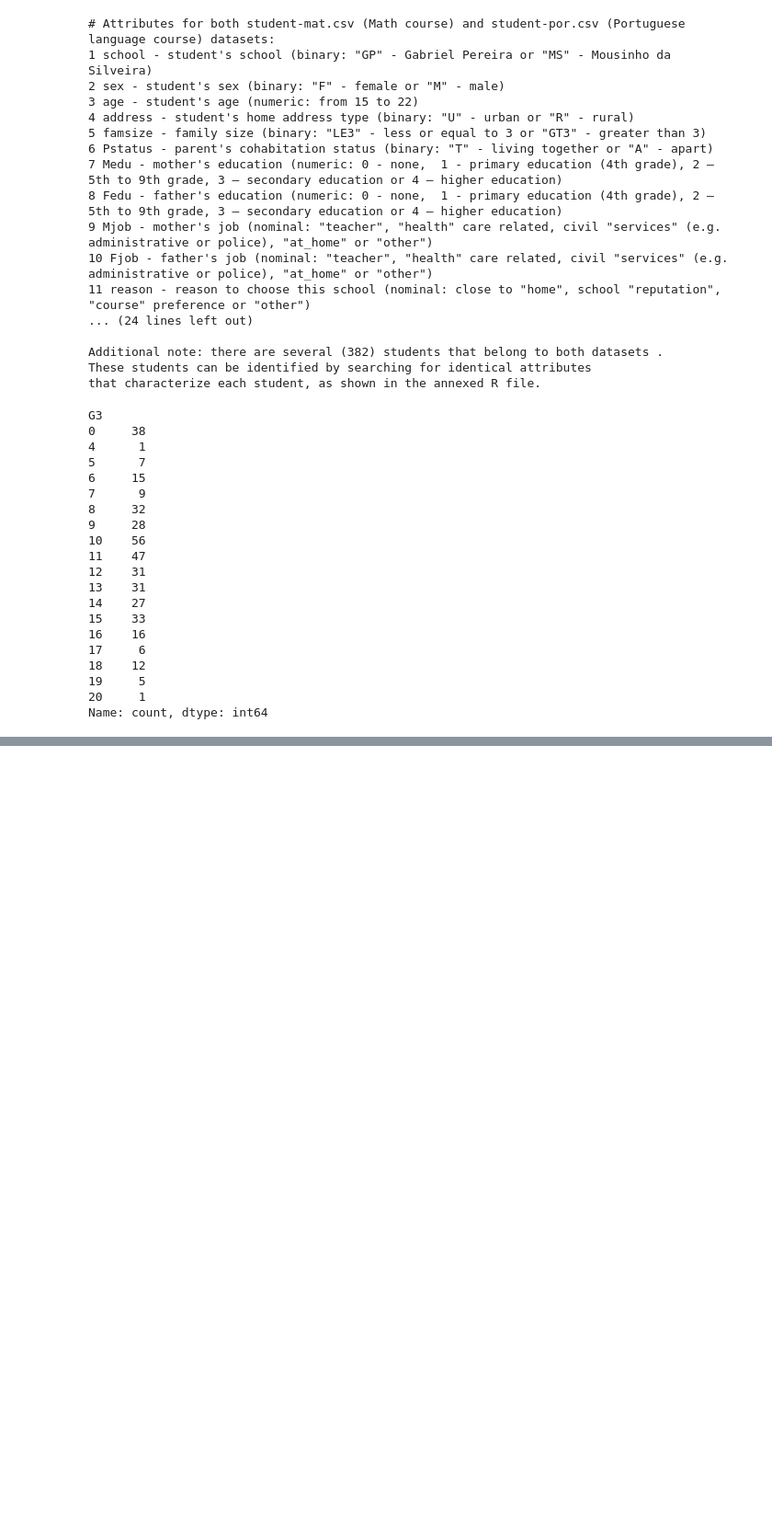
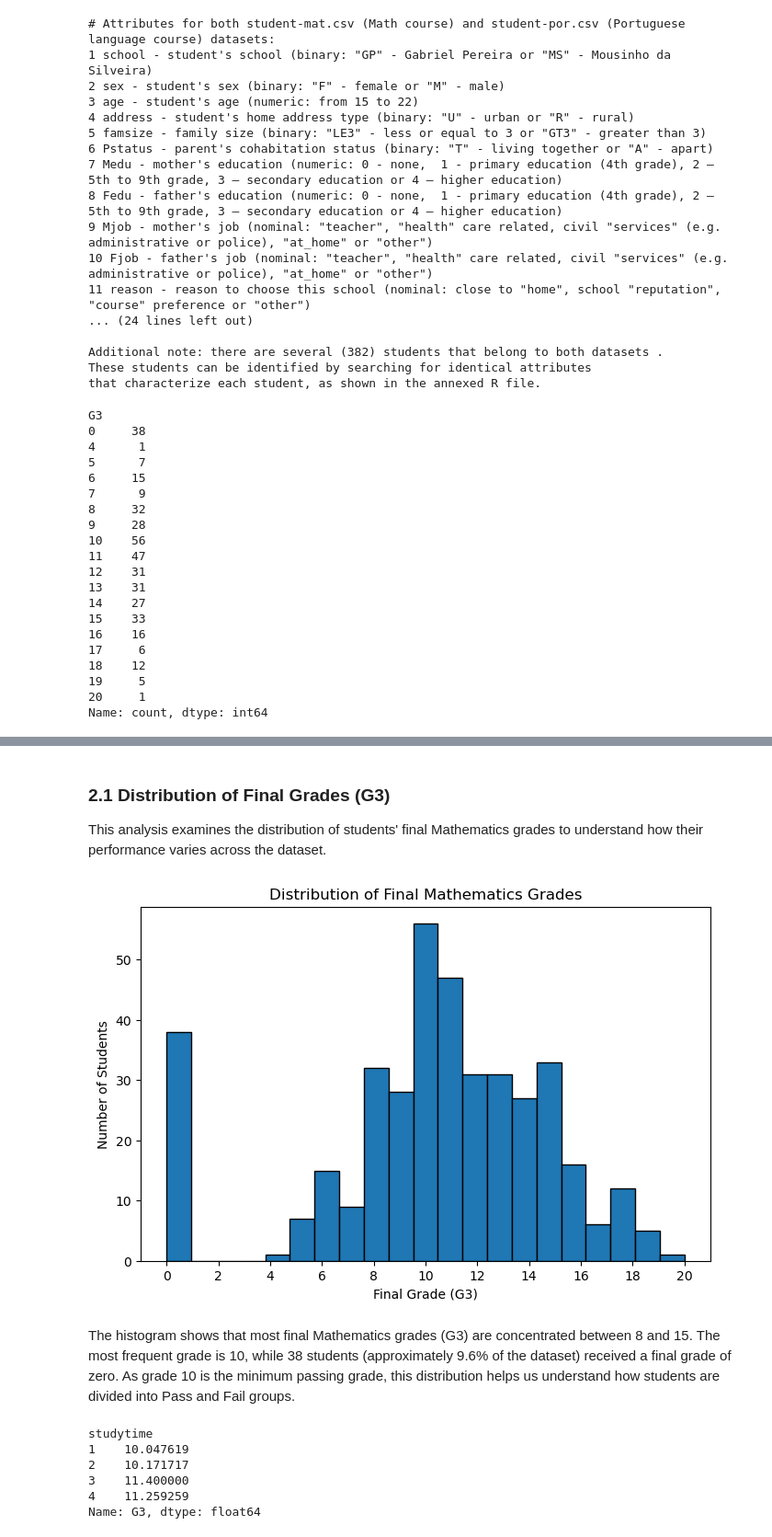
Before and after one commit to sba23349-spec/CA1_MachineLearning_sba23349, a Jupyter notebook: CA1-ML-sba23349.ipynb, the cells around one changed output, grey strips where cells are left out. Shown at 92% size. Drawn from its saved outputs; the diff is of its cells as text; code cells hidden in the pictures; blank space fills up the shorter version.

Commit message:
Add EDA plots and analysis of studytime, failures and absences

```diff
--- a/CA1-ML-sba23349.ipynb
+++ b/CA1-ML-sba23349.ipynb
@@ -188,0 +197,26 @@ Name: count, dtype: int64
+# %% [markdown]
+### 2.1 Distribution of Final Grades (G3)
+
+This analysis examines the distribution of students' final Mathematics grades to understand how their performance varies across the dataset.
+# %%
+plt.figure(figsize=(8, 5))
+plt.hist(df_original['G3'], bins=21, edgecolor='black')
+
+plt.title('Distribution of Final Mathematics Grades')
+plt.xlabel('Final Grade (G3)')
+plt.ylabel('Number of Students')
+plt.xticks(range(0, 21, 2))
+plt.show()
+# %% [output]
+[figure, added]
+# %% [markdown]
+The histogram shows that most final Mathematics grades (G3) are concentrated between 8 and 15. The most frequent grade is 10, while 38 students (approximately 9.6% of the dataset) received a final grade of zero. As grade 10 is the minimum passing grade, this distribution helps us understand how students are divided into Pass and Fail groups.
+# %%
+df_original.groupby('studytime')['G3'].mean()
+# %% [output]
+studytime
+1    10.047619
+2    10.171717
+3    11.400000
+4    11.259259
+Name: G3, dtype: float64
```
Also changed, not shown: parts of 17 cells of this notebook.
